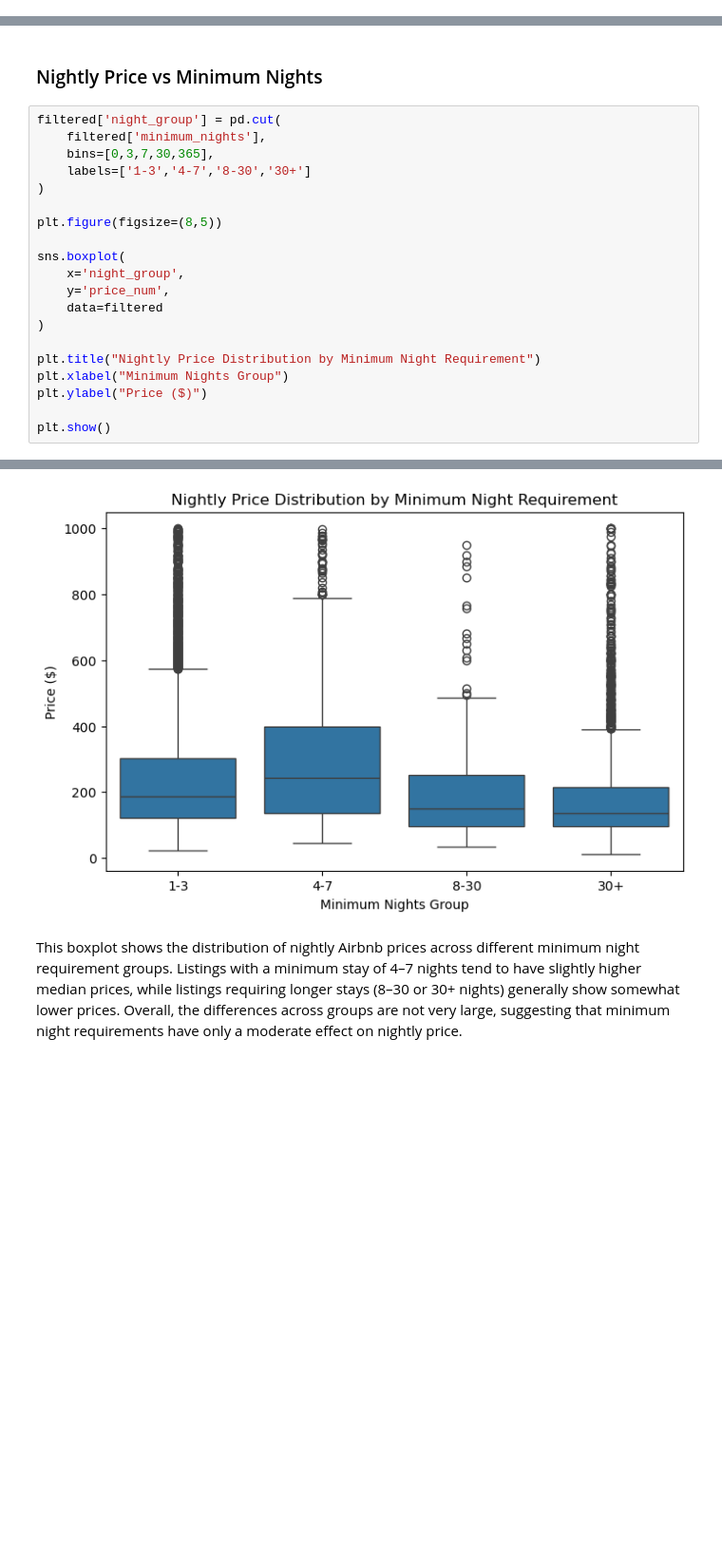
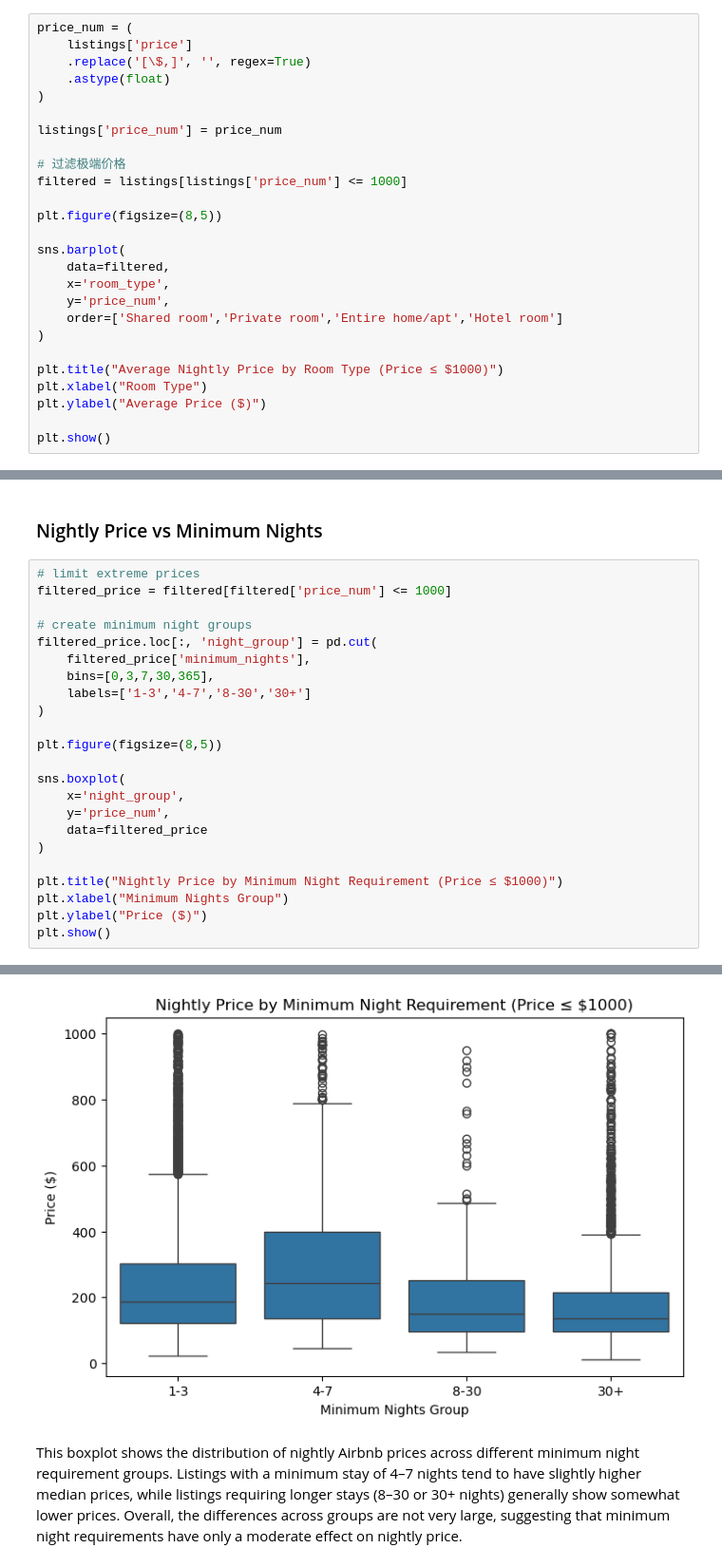
Before and after one commit to COGS108/Group082_WI26, a Jupyter notebook: 02-EDACheckpoint.ipynb, the cells around one changed output, grey strips where cells are left out. Shown at 95% size. Cells and saved outputs as stored; diff of their text form; blank space fills up the shorter version.

```diff
--- a/02-EDACheckpoint.ipynb
+++ b/02-EDACheckpoint.ipynb
@@ -565,0 +588,26 @@ sns.barplot(
+# %%
+price_num = (
+    listings['price']
+    .replace('[\$,]', '', regex=True)
+    .astype(float)
+)
+
+listings['price_num'] = price_num
+
+# 过滤极端价格
+filtered = listings[listings['price_num'] <= 1000]
+
+plt.figure(figsize=(8,5))
+
+sns.barplot(
+    data=filtered,
+    x='room_type',
+    y='price_num',
+    order=['Shared room','Private room','Entire home/apt','Hotel room']
+)
+
+plt.title("Average Nightly Price by Room Type (Price ≤ $1000)")
+plt.xlabel("Room Type")
+plt.ylabel("Average Price ($)")
+
+plt.show()
@@ -579,8 +629,12 @@ The point plot shows the same trend using a connected line to highlight the diff
 # %% [markdown]
 ###  Nightly Price vs Minimum Nights
 # %%
-filtered['night_group'] = pd.cut(
-    filtered['minimum_nights'],
+# limit extreme prices
+filtered_price = filtered[filtered['price_num'] <= 1000]
+
+# create minimum night groups
+filtered_price.loc[:, 'night_group'] = pd.cut(
+    filtered_price['minimum_nights'],
     bins=[0,3,7,30,365],
     labels=['1-3','4-7','8-30','30+']
 )
@@ -590,12 +644,11 @@ plt.figure(figsize=(8,5))
 sns.boxplot(
     x='night_group',
     y='price_num',
-    data=filtered
+    data=filtered_price
 )
 
-plt.title("Nightly Price Distribution by Minimum Night Requirement")
+plt.title("Nightly Price by Minimum Night Requirement (Price ≤ $1000)")
 plt.xlabel("Minimum Nights Group")
 plt.ylabel("Price ($)")
-
 plt.show()
 # %% [output]
@@ -607,3 +655,3 @@ See the caveats in the documentation: https://pandas.pydata.org/pandas-docs/stab
-[figure, old version]
+[figure, new version]
 # %% [markdown]
 This boxplot shows the distribution of nightly Airbnb prices across different minimum night requirement groups. Listings with a minimum stay of 4–7 nights tend to have slightly higher median prices, while listings requiring longer stays (8–30 or 30+ nights) generally show somewhat lower prices. Overall, the differences across groups are not very large, suggesting that minimum night requirements have only a moderate effect on nightly price.
```
Also changed, not shown: parts of 10 cells of this notebook.
